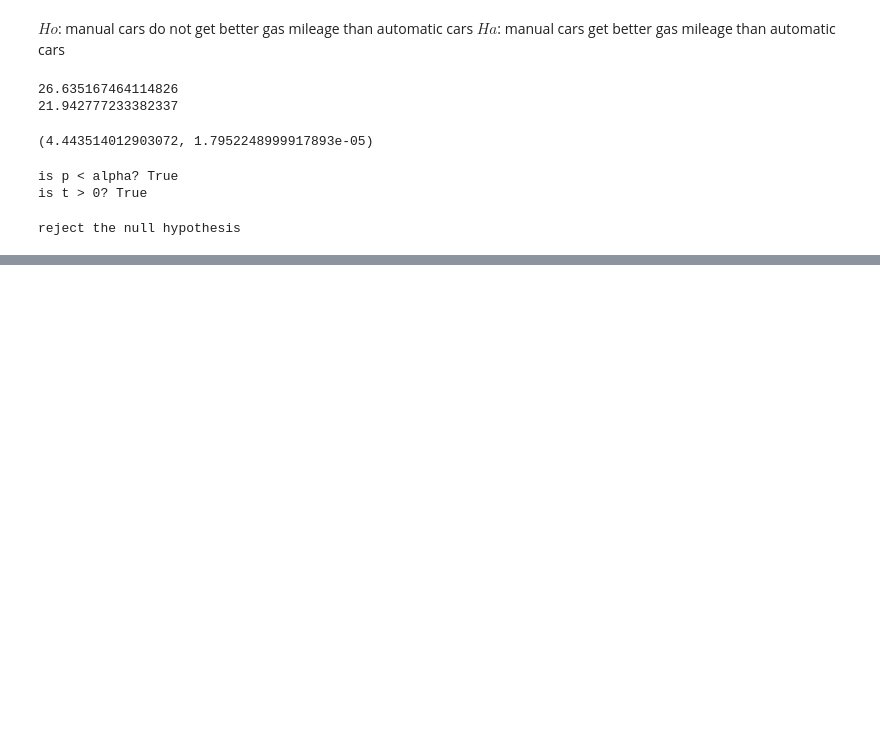
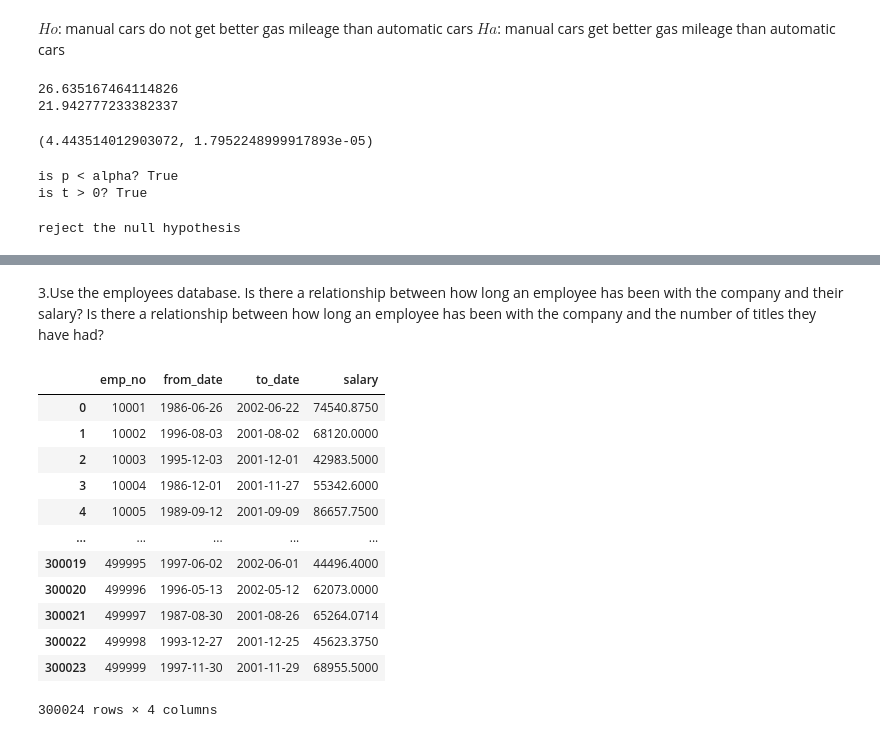
Before and after one commit to Nathanieldewald/statistics-exercises, a Jupyter notebook: hypothesis_testing.ipynb, the cells around one changed output, grey strips where cells are left out. Saved outputs shown, nothing was run; the diff lists cells and outputs as text; code cells hidden in the pictures; blank space fills up the shorter version.

```diff
--- a/hypothesis_testing.ipynb
+++ b/hypothesis_testing.ipynb
@@ -183,0 +272,4 @@ reject the null hypothesis
+# %% [markdown]
+3.Use the employees database.
+    Is there a relationship between how long an employee has been with the company and their salary?
+    Is there a relationship between how long an employee has been with the company and the number of titles they have had?
@@ -183,0 +282,16 @@ reject the null hypothesis
+# %%
+pf
+# %% [output]
+|  | emp_no | from_date | to_date | salary |
+| 0 | 10001 | 1986-06-26 | 2002-06-22 | 74540.8750 |
+| 1 | 10002 | 1996-08-03 | 2001-08-02 | 68120.0000 |
+| 2 | 10003 | 1995-12-03 | 2001-12-01 | 42983.5000 |
+| 3 | 10004 | 1986-12-01 | 2001-11-27 | 55342.6000 |
+| 4 | 10005 | 1989-09-12 | 2001-09-09 | 86657.7500 |
+| ... | ... | ... | ... | ... |
+| 300019 | 499995 | 1997-06-02 | 2002-06-01 | 44496.4000 |
+| 300020 | 499996 | 1996-05-13 | 2002-05-12 | 62073.0000 |
+| 300021 | 499997 | 1987-08-30 | 2001-08-26 | 65264.0714 |
+| 300022 | 499998 | 1993-12-27 | 2001-12-25 | 45623.3750 |
+| 300023 | 499999 | 1997-11-30 | 2001-11-29 | 68955.5000 |
+300024 rows × 4 columns
```
Also changed, not shown: parts of 22 cells of this notebook.
